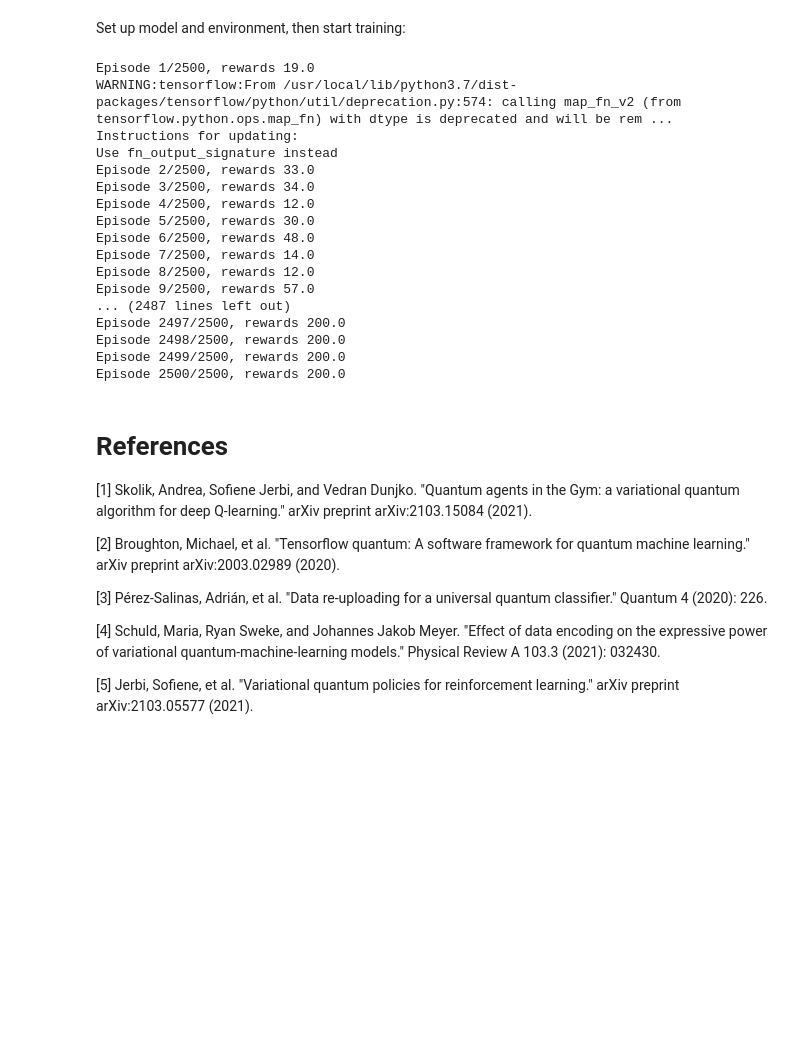
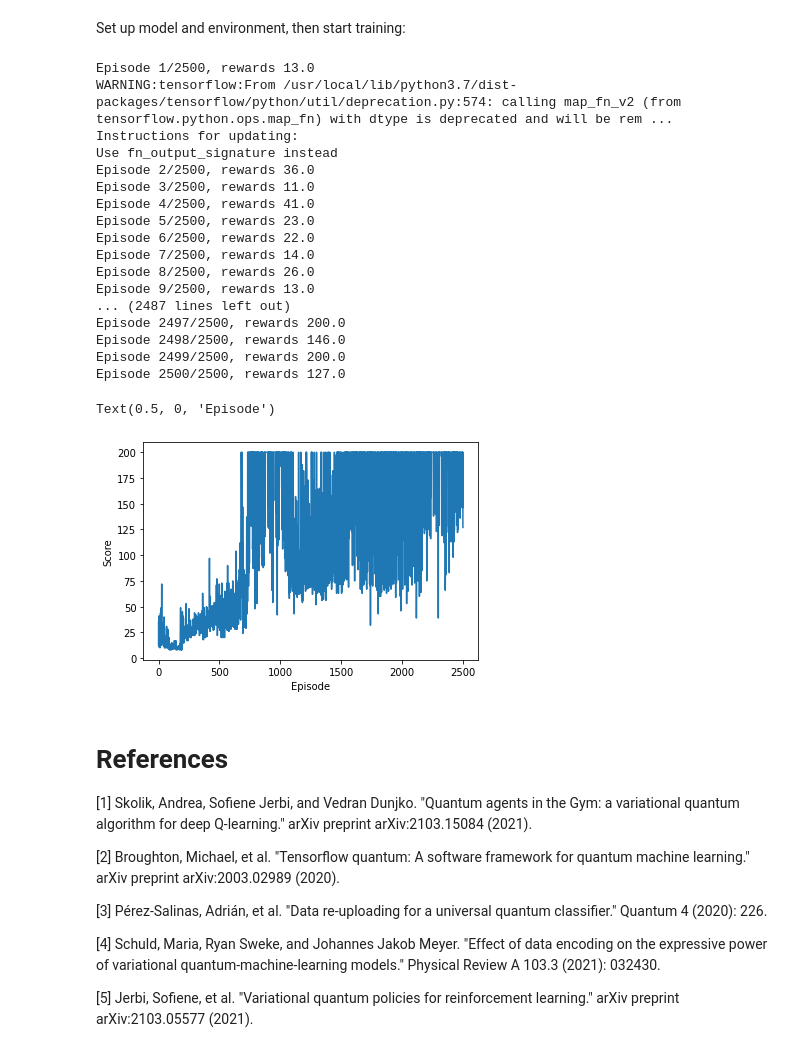
Before and after one commit to askolik/quantum_agents_gym, a Jupyter notebook: Quantum_agents_in_the_Gym_a_variational_quantum_algorithm_for_deep_Q_learning.ipynb, the cells around one changed output. Cells and saved outputs as stored; diff of their text form; code cells hidden in the pictures; blank space fills up the shorter version.

```diff
--- a/Quantum_agents_in_the_Gym_a_variational_quantum_algorithm_for_deep_Q_learning.ipynb
+++ b/Quantum_agents_in_the_Gym_a_variational_quantum_algorithm_for_deep_Q_learning.ipynb
@@ -45,14 +45,14 @@ class ScalableDataReuploadingController(tf.keras.layers.Layer):
         theta_init = tf.random_uniform_initializer(minval=0., maxval=np.pi)
         self.theta = tf.Variable(
             initial_value=theta_init(shape=(1, theta_dim), dtype=tf.dtypes.float32),
-            trainable=True, name="var_params"
+            trainable=True, name="thetas"
         )
 
         # trainable weights on input variables
         lmbd_init = tf.ones(shape=(1, input_dim*encoding_dim))
         self.lmbd = tf.Variable(
             initial_value=lmbd_init, dtype=tf.dtypes.float32,
-            trainable=True, name="data_scaling_params"
+            trainable=True, name="lambdas"
         )
 
         alphabetical_angles = sorted(angles)
@@ -290,43 +291,49 @@ for episode in range(nb_episodes):
                 q_values_masked = tf.reduce_sum(tf.multiply(q_values, masks), axis=1)
                 # Calculate loss between target Q-values and model Q-values
                 loss = loss_function(target_q_values, q_values_masked)
 
             # Backpropagation
             grads = tape.gradient(loss, model.trainable_variables)
             optimizer_input.apply_gradients([(grads[w_input], model.trainable_variables[w_input])])
             optimizer_var.apply_gradients([(grads[w_var], model.trainable_variables[w_var])])
             optimizer_output.apply_gradients([(grads[w_output], model.trainable_variables[w_output])])
 
         # Update target model
         if episode % update_target == 0:
             model_target.set_weights(model.get_weights())
 
         # Check if episode ended
         if done:
             break
 
     # Decay epsilon
     epsilon = max(epsilon * decay_epsilon, epsilon_min)
     episode_reward_history.append(episode_reward)
     print("Episode {}/{}, rewards {}".format(episode + 1, nb_episodes, episode_reward))
+
+plt.plot(episode_reward_history)
+plt.ylabel("Score")
+plt.xlabel("Episode")
 # %% [output]
-Episode 1/2500, rewards 19.0
+Episode 1/2500, rewards 13.0
 WARNING:tensorflow:From /usr/local/lib/python3.7/dist-packages/tensorflow/python/util/deprecation.py:574: calling map_fn_v2 (from tensorflow.python.ops.map_fn) with dtype is deprecated and will be rem ...
 Instructions for updating:
 Use fn_output_signature instead
-Episode 2/2500, rewards 33.0
-Episode 3/2500, rewards 34.0
-Episode 4/2500, rewards 12.0
-Episode 5/2500, rewards 30.0
-Episode 6/2500, rewards 48.0
+Episode 2/2500, rewards 36.0
+Episode 3/2500, rewards 11.0
+Episode 4/2500, rewards 41.0
+Episode 5/2500, rewards 23.0
+Episode 6/2500, rewards 22.0
 Episode 7/2500, rewards 14.0
-Episode 8/2500, rewards 12.0
-Episode 9/2500, rewards 57.0
+Episode 8/2500, rewards 26.0
+Episode 9/2500, rewards 13.0
 ... (2487 lines left out)
 Episode 2497/2500, rewards 200.0
-Episode 2498/2500, rewards 200.0
+Episode 2498/2500, rewards 146.0
 Episode 2499/2500, rewards 200.0
-Episode 2500/2500, rewards 200.0
+Episode 2500/2500, rewards 127.0
+Text(0.5, 0, 'Episode')
+[figure, added]
 # %% [markdown]
 # References
 
```
Also changed, not shown: parts of 1 cell of this notebook.
